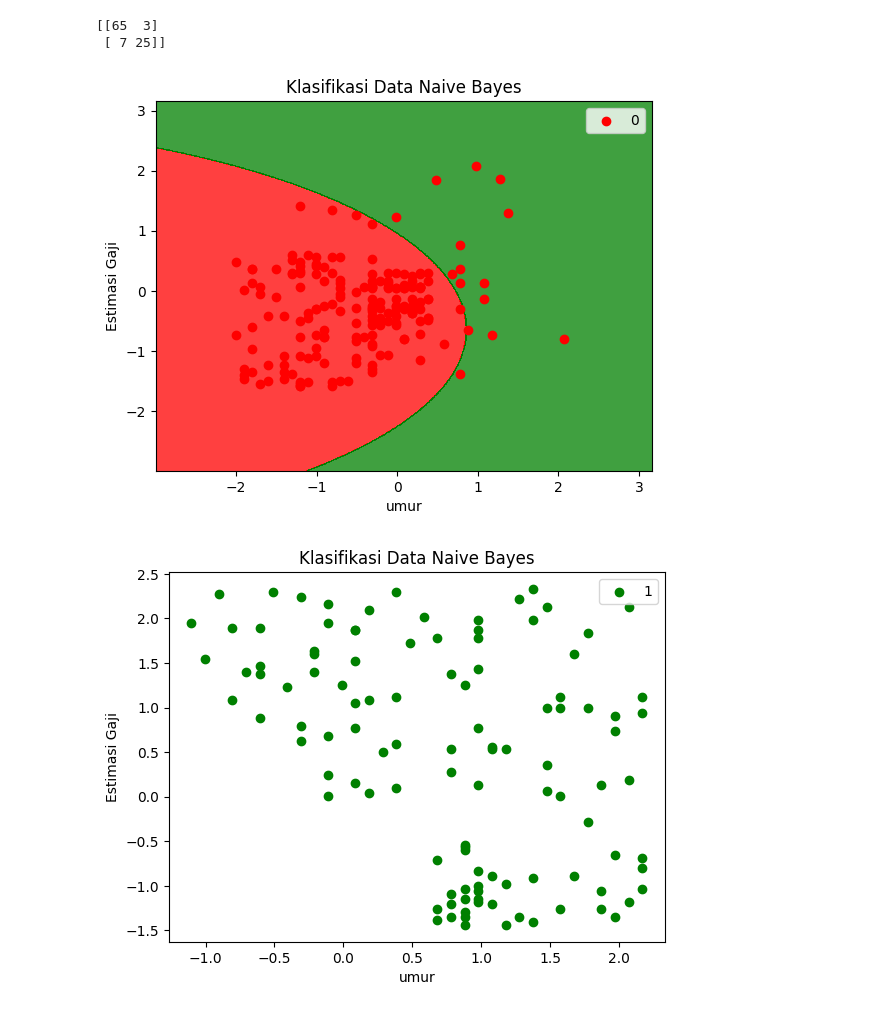
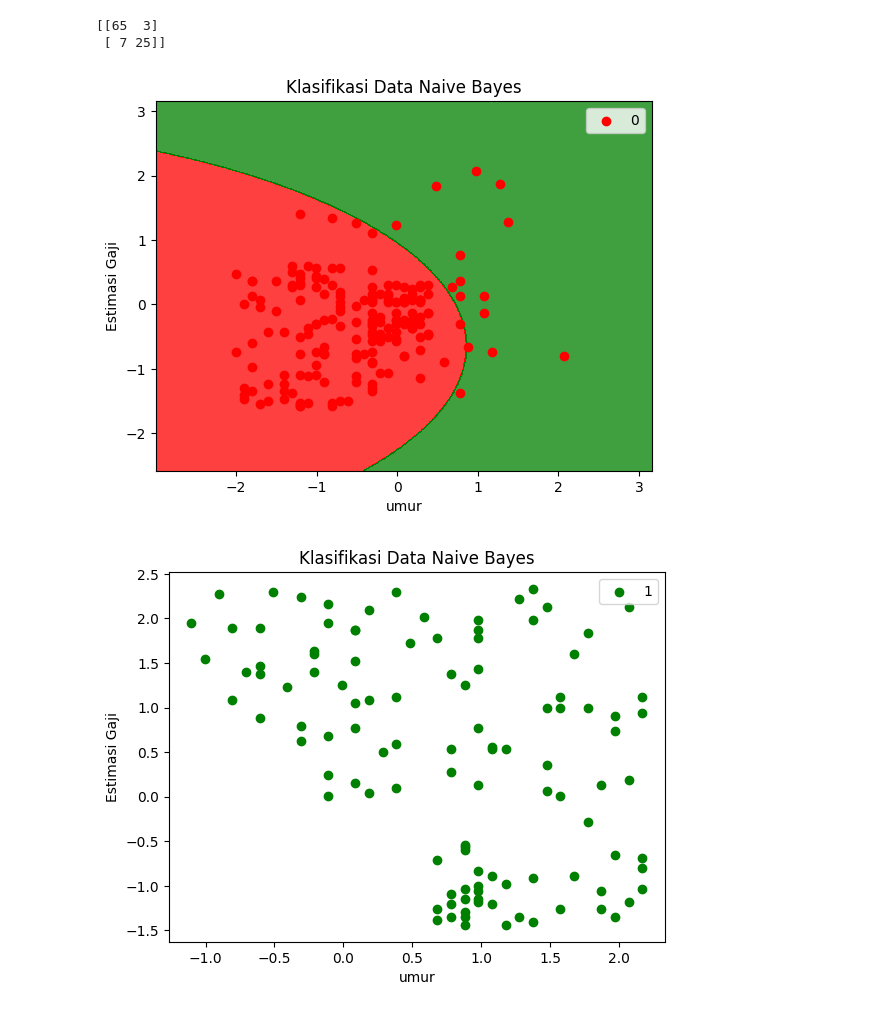
Before and after one commit to SieDeta/klasifikasi_naive_bayes, a Jupyter notebook: naive_bayes.ipynb, the cells around one changed output. Saved outputs shown, nothing was run; the diff lists cells and outputs as text; code cells hidden in the pictures.

```diff
--- a/naive_bayes.ipynb
+++ b/naive_bayes.ipynb
@@ -164,20 +164,20 @@ print(cm)
 # %%
 from matplotlib.colors import ListedColormap
 x_set, y_set = x_train, y_train
 x1,x2 = np.meshgrid(np.arange(start = x_set[:,0].min()-1, stop = x_set[:,0].max() +1, step=0.01),
-                    np.arange(start = x_set[:,0].min()-1, stop = x_set[:,0].max() +1, step=0.01))
+                    np.arange(start = x_set[:,1].min()-1, stop = x_set[:,0].max() +1, step=0.01))
 plt.contourf(x1,x2,classifier.predict(np.array([x1.ravel(), x2.ravel()]).T).reshape(x1.shape),
              alpha = 0.75, cmap = ListedColormap(('red','green')))
 plt.xlim(x1.min(), x1.max())
 plt.ylim(x2.min(), x2.max())
 for i, j in enumerate (np.unique(y_set)):
   plt.scatter(x_set[y_set == j, 0], x_set[y_set == j, 1],
               c = ListedColormap(('red', 'green'))(i), label =j)
   plt.title('Klasifikasi Data Naive Bayes')
   plt.xlabel('umur')
   plt.ylabel('Estimasi Gaji')
   plt.legend()
   plt.show()
 # %% [output]
-[figure, old version]
+[figure, new version]
 [figure]
```
